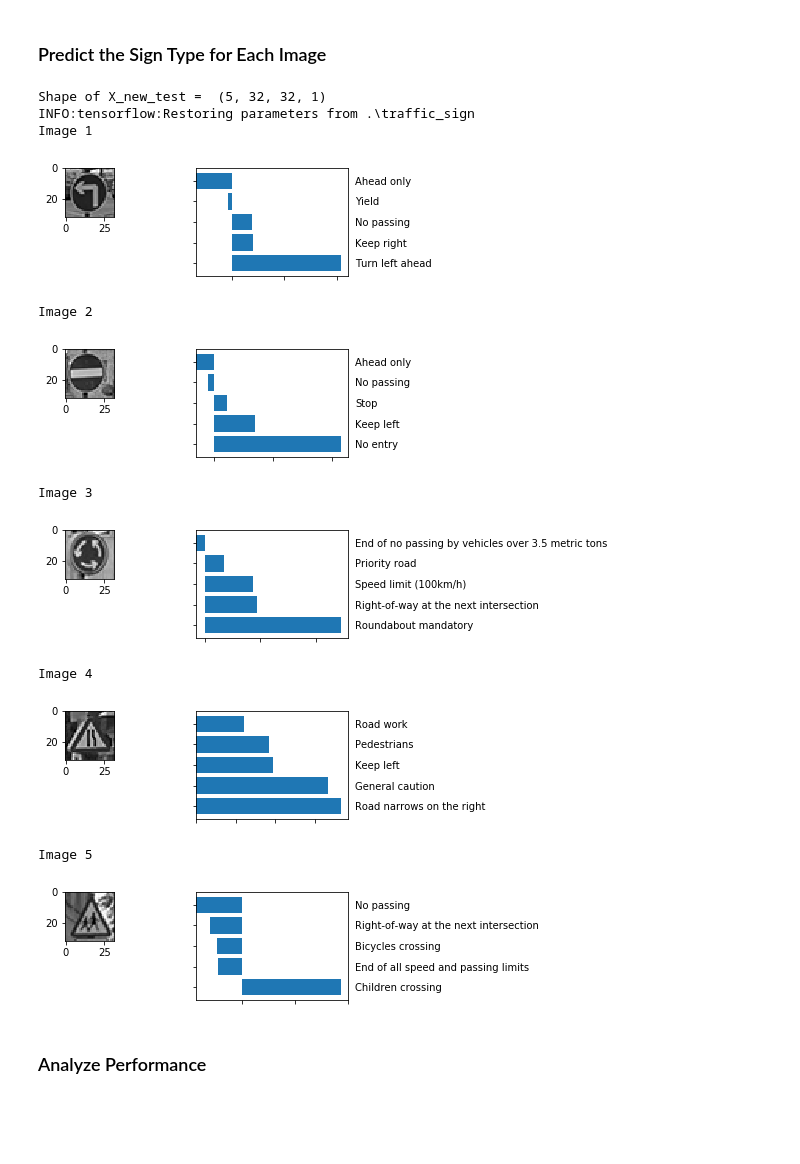
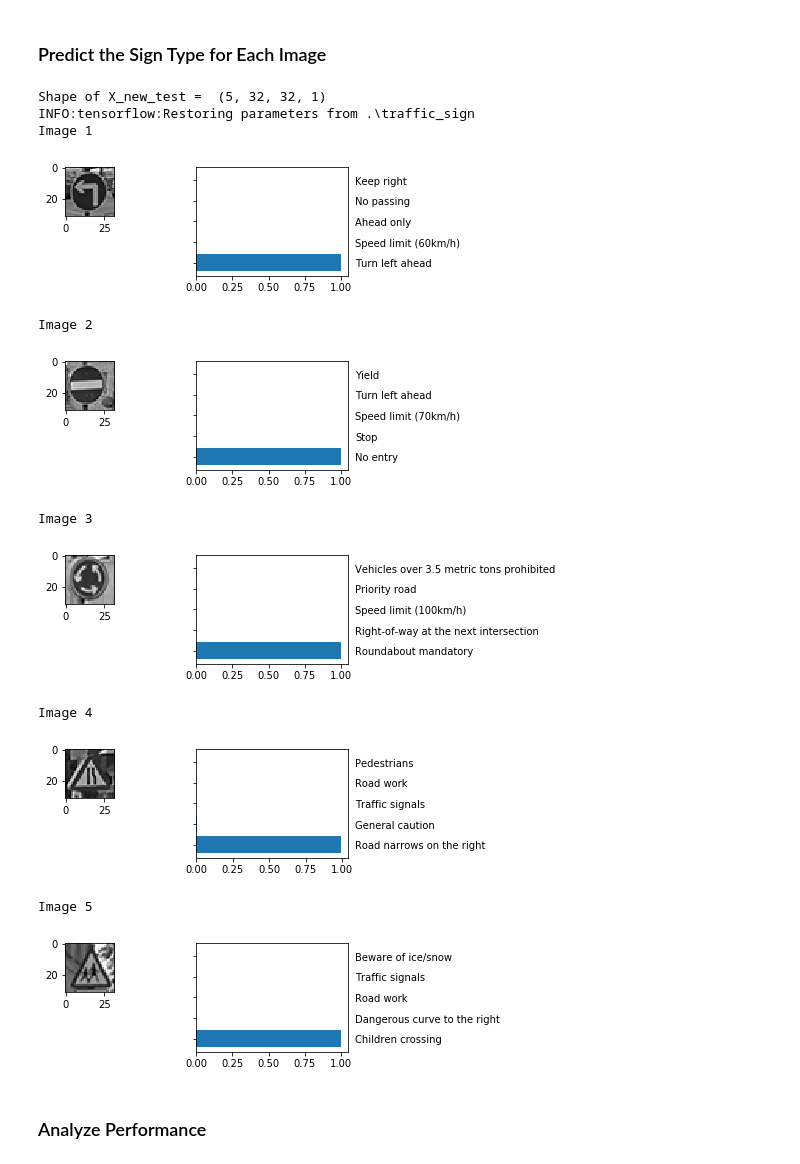
Before and after one commit to zacharyz/sdc-p2, a Jupyter notebook: Traffic_Sign_Classifier.ipynb, the cells around one changed output. Saved outputs shown, nothing was run; the diff lists cells and outputs as text; code cells hidden in the pictures; blank space fills up the shorter version.

Commit message:
updated predictions to use softmax results rather than logits

```diff
--- a/Traffic_Sign_Classifier.ipynb
+++ b/Traffic_Sign_Classifier.ipynb
@@ -100,7 +100,7 @@ import random
 
 col_width = max(len(name) for name in sign_names)
 
-for c, c_index in zip(sign_classes, class_indices):
+for c, c_index, c_count in zip(sign_classes, class_indices, class_counts):
     print("Class %i: %-*s " % (c, col_width, sign_names[c]))
     fig = pyplot.figure(figsize = (6, 1))
     fig.subplots_adjust(left = 0, right = 1, bottom = 0, top = 1, hspace = 0.05, wspace = 0.05)
@@ -475,7 +475,7 @@ def evaluate(X_data, y_data):
 ### Feel free to use as many code cells as needed.
 
 RESTORE = False
-EPOCHS = 100
+EPOCHS = 50
 BATCH_SIZE = 128
 
 with tf.Session() as sess:
@@ -632,45 +638,47 @@ pyplot.tight_layout()
 import matplotlib.gridspec as gridspec
 print("Shape of X_new_test = ", X_test_new.shape)
 
+predicted_labels = tf.nn.softmax(logits)
+
 with tf.Session() as sess:
     saver.restore(sess, tf.train.latest_checkpoint('.'))
-    p = sess.run(logits, feed_dict={x: X_test_new, keep_prob: 1.0})
+    p = sess.run(predicted_labels, feed_dict={x: X_test_new, keep_prob: 1.0})
     top = sess.run(tf.nn.top_k(tf.constant(p), k=5))
 
 def plot_prediction(image, prediction, class_label):
     # Prepare the grid
     pyplot.figure(figsize = (6, 2))
     gridspec.GridSpec(2, 2)
 
     pyplot.subplot2grid((2, 2), (0, 0), colspan=1, rowspan=1)
     pyplot.imshow(image.reshape(32, 32), cmap='gray')
 
     # Plot predictions
     pyplot.subplot2grid((2, 2), (0, 1), colspan=1, rowspan=2)
     pyplot.barh(np.arange(5)+.5, prediction, align='center')
     pyplot.yticks(np.arange(5)+.5, sign_names[class_label])
-    pyplot.tick_params(axis='both', which='both', labelleft='off', labelright='on', labeltop='off', labelbottom='off')
+    pyplot.tick_params(axis='both', which='both', labelleft='off', labelright='on', labeltop='off', labelbottom='on')
     pyplot.show()
 
 count = 1
 for image, p,c in zip(X_test_new, top[0], top[1]):
     print("Image", count)
 
     plot_prediction(image, p, c)
     count +=1
 # %% [output]
 Shape of X_new_test =  (5, 32, 32, 1)
 INFO:tensorflow:Restoring parameters from .\traffic_sign
 Image 1
-[figure, old version]
+[figure, new version]
 Image 2
-[figure, old version]
+[figure, new version]
 Image 3
-[figure, old version]
+[figure, new version]
 Image 4
-[figure, old version]
+[figure, new version]
 Image 5
-[figure, old version]
+[figure, new version]
 # %% [markdown]
 ### Analyze Performance
 # %%
```
Also changed, not shown: parts of 5 cells of this notebook.
